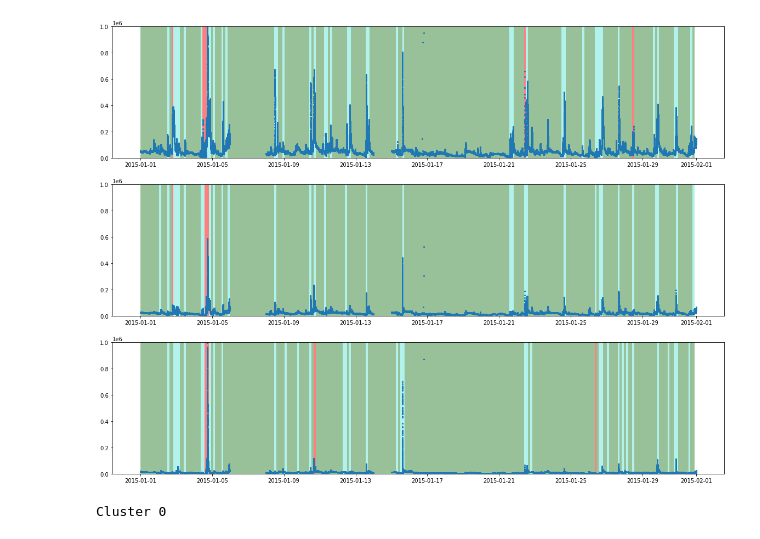
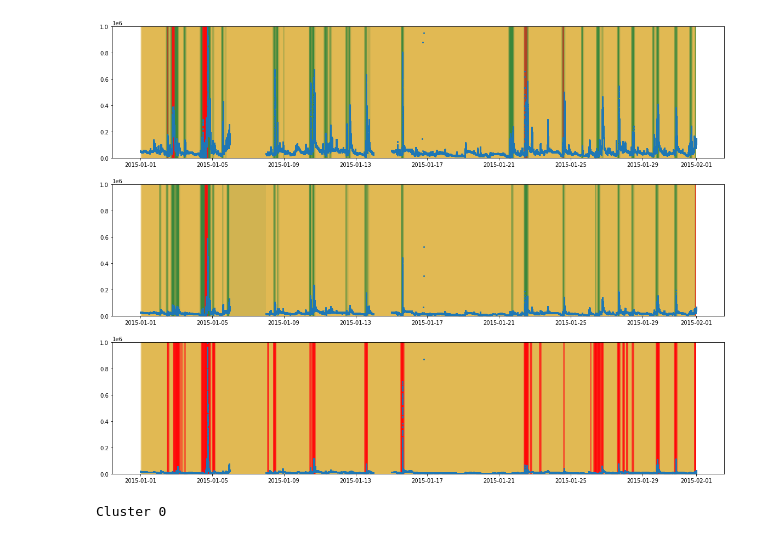
Before and after one commit to zeroknowledgediscovery/patternly, a Jupyter notebook: examples/Satellite_ts.ipynb, the cells around one changed output. Drawn from its saved outputs; the diff is of its cells as text; code cells hidden in the pictures.

Commit message:
add overlapping windows

```diff
--- a/examples/Satellite_ts.ipynb
+++ b/examples/Satellite_ts.ipynb
@@ -9,15 +9,18 @@ original = pd.read_csv("./01_2015_LANL-01A_SOPA_MPA.txt", low_memory=False).drop
 START_COL = 0
 END_COL = 3
 WINDOW_SIZE = 1000
+OVERLAP = 800
 N_CLUSTERS = 2
 
 predictions = pd.DataFrame()
 pipelines = []
 
 for i in range(START_COL, END_COL):
-    data = original.iloc[:,i+1].reset_index(drop=True).replace(-1e+31, np.nan).dropna(how="all", axis=0)
+    data = original.iloc[:,i+1].replace(-1e+31, np.nan).dropna(how="all", axis=0)
     seqs = pd.concat(
-        [data[(WINDOW_SIZE*j):(WINDOW_SIZE*(j+1))].reset_index(drop=True) for j in range(int(data.shape[0]/WINDOW_SIZE))],
+        [data[
+            (j * WINDOW_SIZE - (j * OVERLAP)) : ((j + 1) * WINDOW_SIZE - (j * OVERLAP))
+        ].reset_index(drop=True) for j in range(int(data.shape[0] / (WINDOW_SIZE - OVERLAP)))],
         axis=1
     ).T
 
@@ -39,49 +42,48 @@ predictions.columns = range(predictions.shape[1])
 # %%
 import matplotlib.pyplot as plt
 from datetime import datetime
 
 plt.rcParams["figure.figsize"] = (20,15)
 
 dts = pd.DataFrame(
     [datetime.strptime(date, "%Y-%m-%d %H:%M:%S.%f%z") for date in original.iloc[:,0]],
     index=original.index
 )
 
 for i in range(START_COL, END_COL):
     # align sequence values with timestamps
-    seqs = original.iloc[:,i+1].to_frame().replace(-1e+31, np.nan).dropna(how="all", axis=0)
+    seqs = original.iloc[:,i+1].replace(-1e+31, np.nan).dropna(how="all", axis=0)
     data = pd.concat([seqs, dts], axis=1).dropna(how="any", axis=0)
     data.columns = ["val", "ts"]
 
-    plt.subplot(END_COL - START_COL, 1, i + 1 - START_COL)
+    plt.subplot(END_COL-START_COL, 1, i+1-START_COL)
     plt.ylim(top=1e6)
-    plt.plot_date(data["ts"], data["val"].T.values.tolist(), markersize=2)
+    plt.plot_date(data["ts"], data["val"].T.values.tolist(), markersize=2, zorder=2)
 
-    # color anomalies
+    # highlight anomalies
     anoms = list(predictions[predictions[i - START_COL] == True].index)
     for index in anoms:
-        beg = data["ts"].iloc[index * WINDOW_SIZE]
-        end = data["ts"].iloc[index * WINDOW_SIZE + WINDOW_SIZE]
-        plt.axvspan(beg, end, color='red', alpha=0.5, lw=0)
+        beg = data["ts"].iloc[(index * WINDOW_SIZE) - (index * OVERLAP)]
+        end = data["ts"].iloc[min(((index + 1) * WINDOW_SIZE) - (index * OVERLAP), data["ts"].shape[0] - 1)]
+        plt.axvspan(beg, end, color='red', alpha=0.5, lw=0, zorder=1)
 
-    # rank clusters for coloring
+    # rank clusters for highlighting
     cluster_counts = [0 for j in range(N_CLUSTERS)]
     for cluster in pipelines[i - START_COL].closest_match:
         cluster_counts[cluster] += 1
     cluster_rank = np.full(N_CLUSTERS, N_CLUSTERS - 1, dtype=int) - np.argsort(cluster_counts)
 
-    # color non-anomalies by cluster
-    for index in predictions.index:
-        if index in anoms:
-            continue
-        beg = data["ts"].iloc[index * WINDOW_SIZE]
-        end = data["ts"].iloc[index * WINDOW_SIZE + WINDOW_SIZE]
-        colors = ["darkgreen", "turquoise", "gray", "navy"]
-        plt.axvspan(beg, end, color=colors[cluster_rank[pipelines[i-START_COL].closest_match[index]]], alpha=0.4, lw=0)
+    # highlight non-anomalies by cluster
+    colors = ["goldenrod", "darkgreen", "purple", "gray"]
+    for index in predictions[i][predictions[i] == False].index:
+        beg = data["ts"].iloc[(index * WINDOW_SIZE) - (index * OVERLAP)]
+        end = data["ts"].iloc[min(((index + 1) * WINDOW_SIZE) - (index * OVERLAP), data["ts"].shape[0] - 1)]
+        color = colors[cluster_rank[pipelines[i-START_COL].closest_match[index]]]
+        plt.axvspan(beg, end, color=color, alpha=0.25, lw=0, zorder=0)
 
 plt.show()
 # %% [output]
-[figure, old version]
+[figure, new version]
 # %%
 from IPython.display import Image, display
 from IPython.core.display import HTML
```
